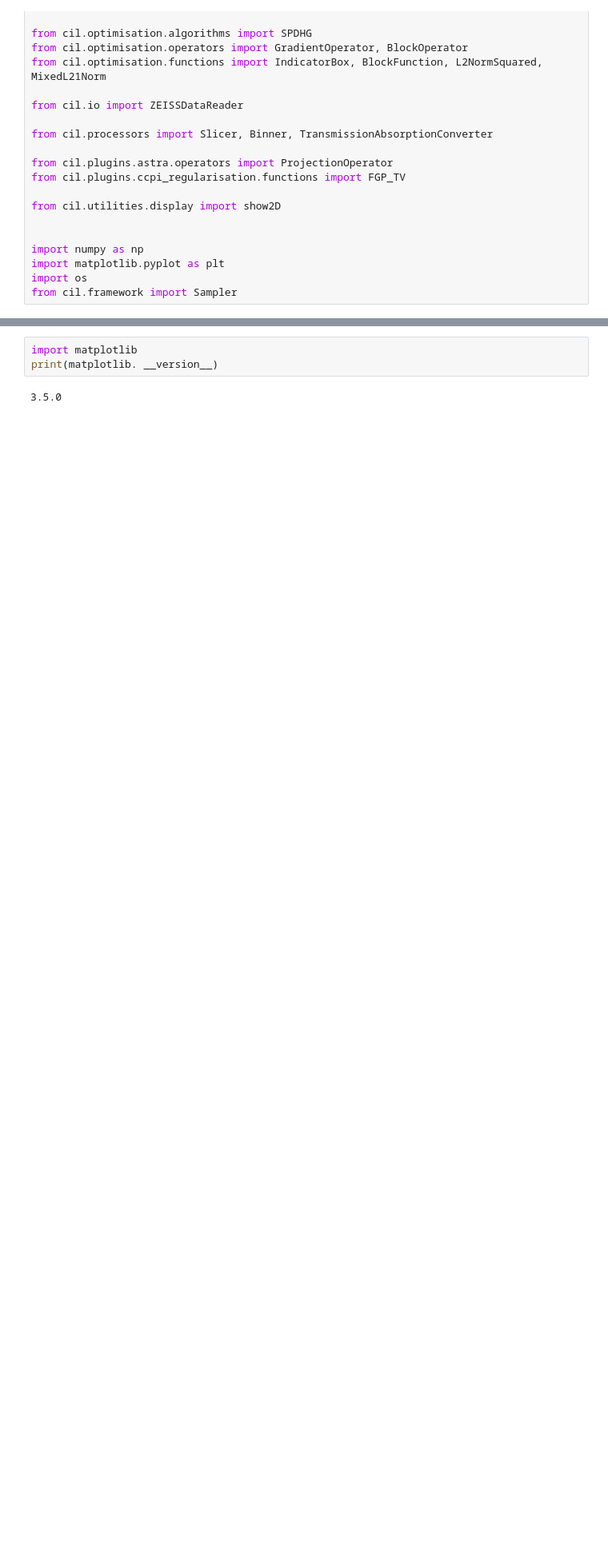
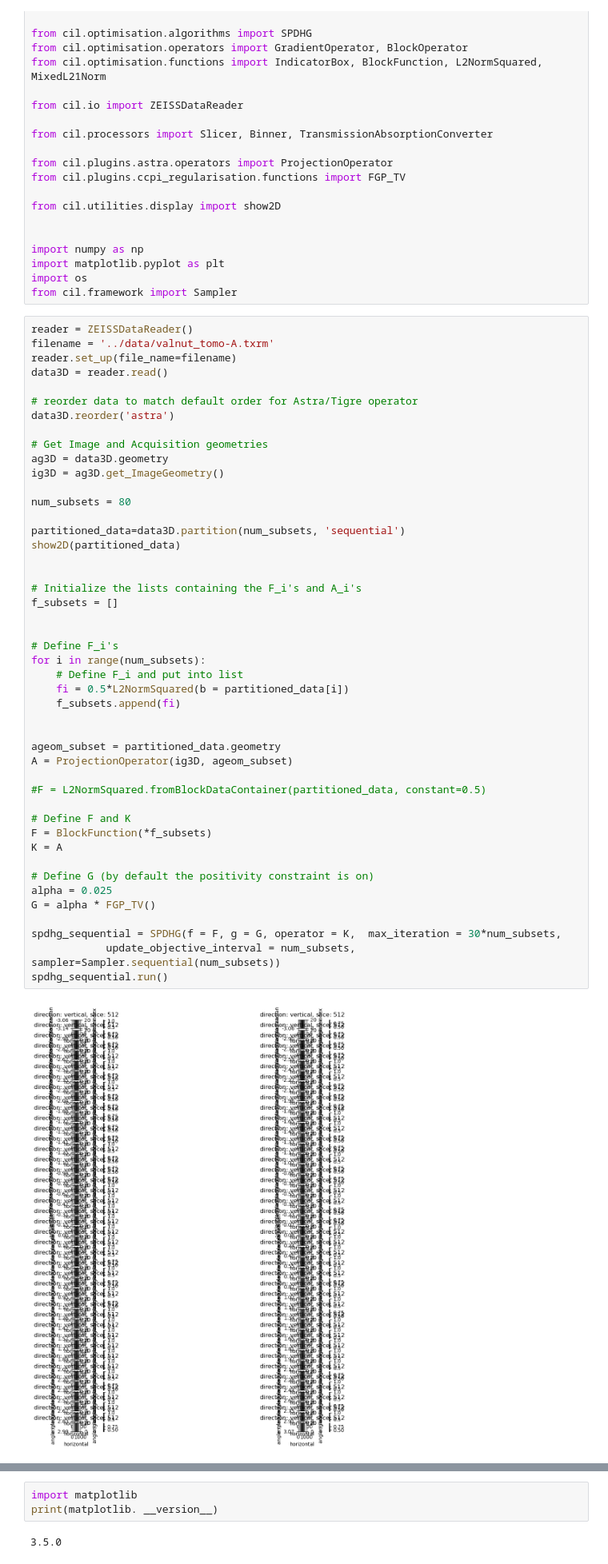
Before and after one commit to MargaretDuff/cil_test_notebooks, a Jupyter notebook: stochastic_sampling/testing_sampling_SPDHG.ipynb, the cells around one changed output, grey strips where cells are left out. Shown at 80% size. Cells and saved outputs as stored; diff of their text form; blank space fills up the shorter version.

```diff
--- a/stochastic_sampling/testing_sampling_SPDHG.ipynb
+++ b/stochastic_sampling/testing_sampling_SPDHG.ipynb
@@ -21,3 +21,51 @@ import numpy as np
 import matplotlib.pyplot as plt
 import os
 from cil.framework import Sampler
+# %%
+reader = ZEISSDataReader()
+filename = '../data/valnut_tomo-A.txrm'
+reader.set_up(file_name=filename)
+data3D = reader.read()
+
+# reorder data to match default order for Astra/Tigre operator
+data3D.reorder('astra')
+
+# Get Image and Acquisition geometries
+ag3D = data3D.geometry
+ig3D = ag3D.get_ImageGeometry()
+
+num_subsets = 80
+
+partitioned_data=data3D.partition(num_subsets, 'sequential')
+show2D(partitioned_data)
+
+
+# Initialize the lists containing the F_i's and A_i's
+f_subsets = []
+
+
+# Define F_i's
+for i in range(num_subsets):
+    # Define F_i and put into list
+    fi = 0.5*L2NormSquared(b = partitioned_data[i])
+    f_subsets.append(fi)
+
+
+ageom_subset = partitioned_data.geometry
+A = ProjectionOperator(ig3D, ageom_subset)
+
+#F = L2NormSquared.fromBlockDataContainer(partitioned_data, constant=0.5)
+
+# Define F and K
+F = BlockFunction(*f_subsets)
+K = A
+
+# Define G (by default the positivity constraint is on)
+alpha = 0.025
+G = alpha * FGP_TV()
+
+spdhg_sequential = SPDHG(f = F, g = G, operator = K,  max_iteration = 30*num_subsets,
+            update_objective_interval = num_subsets, sampler=Sampler.sequential(num_subsets))
+spdhg_sequential.run()
+# %% [output]
+[figure, added]
```
Also changed, not shown: parts of 9 cells of this notebook, 8 other files.
